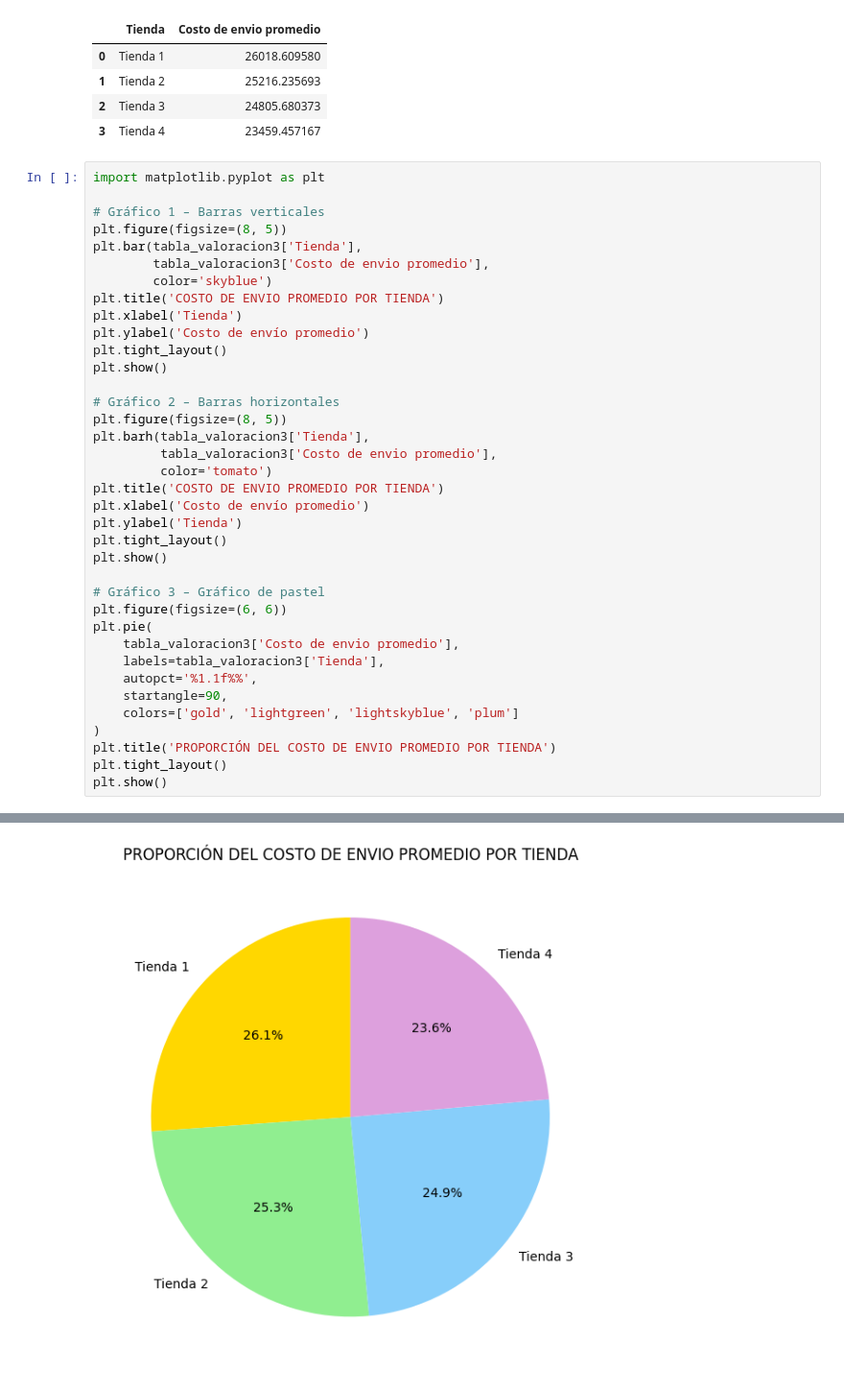
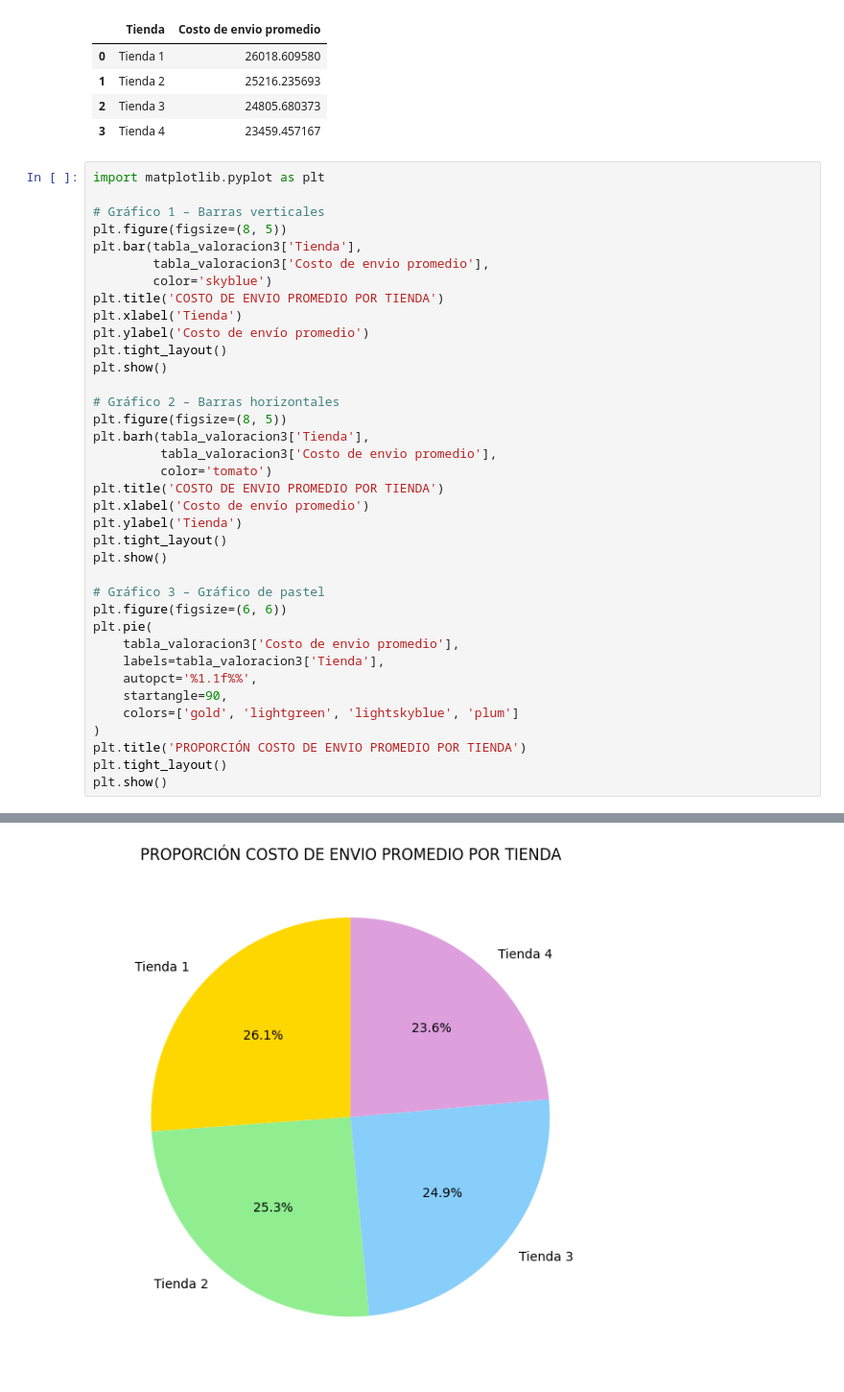
Before and after one commit to rocioivonneperezgonzalez-ship-it/Practicando-Python-para-Data-Science-Challenge-Alura-Store, a Jupyter notebook: Python_para_Data_Science_Challenge_Alura_Store.ipynb, the cells around one changed output, grey strips where cells are left out. Shown at 96% size. Drawn from its saved outputs; the diff is of its cells as text.

```diff
--- a/Python_para_Data_Science_Challenge_Alura_Store.ipynb
+++ b/Python_para_Data_Science_Challenge_Alura_Store.ipynb
@@ -619,32 +619,32 @@ plt.title('COSTO DE ENVIO PROMEDIO POR TIENDA')
 plt.xlabel('Tienda')
 plt.ylabel('Costo de envío promedio')
 plt.tight_layout()
 plt.show()
 
 # Gráfico 2 – Barras horizontales
 plt.figure(figsize=(8, 5))
 plt.barh(tabla_valoracion3['Tienda'],
          tabla_valoracion3['Costo de envio promedio'],
          color='tomato')
 plt.title('COSTO DE ENVIO PROMEDIO POR TIENDA')
 plt.xlabel('Costo de envío promedio')
 plt.ylabel('Tienda')
 plt.tight_layout()
 plt.show()
 
 # Gráfico 3 – Gráfico de pastel
 plt.figure(figsize=(6, 6))
 plt.pie(
     tabla_valoracion3['Costo de envio promedio'],
     labels=tabla_valoracion3['Tienda'],
     autopct='%1.1f%%',
     startangle=90,
     colors=['gold', 'lightgreen', 'lightskyblue', 'plum']
 )
-plt.title('PROPORCIÓN DEL COSTO DE ENVIO PROMEDIO POR TIENDA')
+plt.title('PROPORCIÓN COSTO DE ENVIO PROMEDIO POR TIENDA')
 plt.tight_layout()
 plt.show()
 # %% [output]
 [figure]
 [figure]
-[figure, old version]
+[figure, new version]
```
Also changed, not shown: parts of 15 cells of this notebook.
